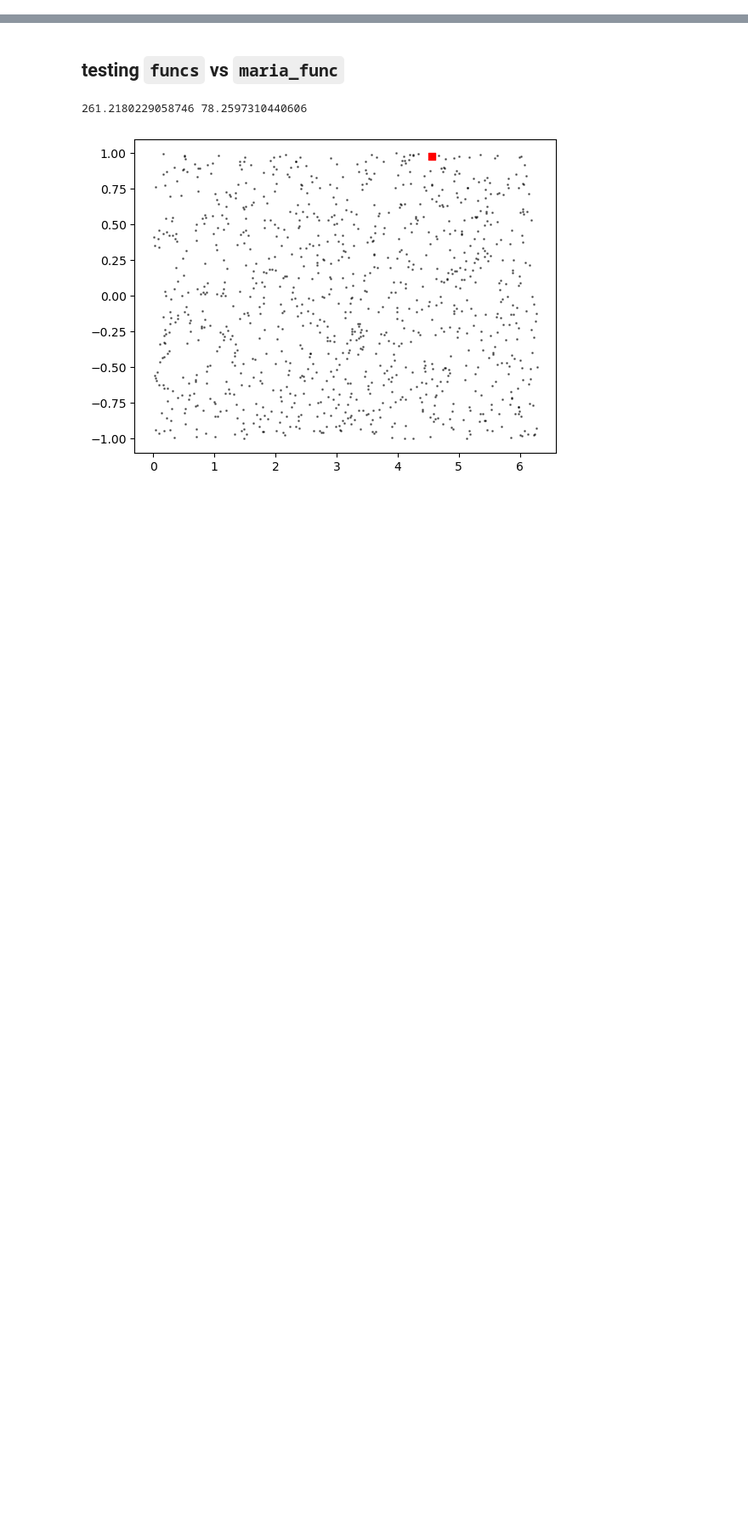
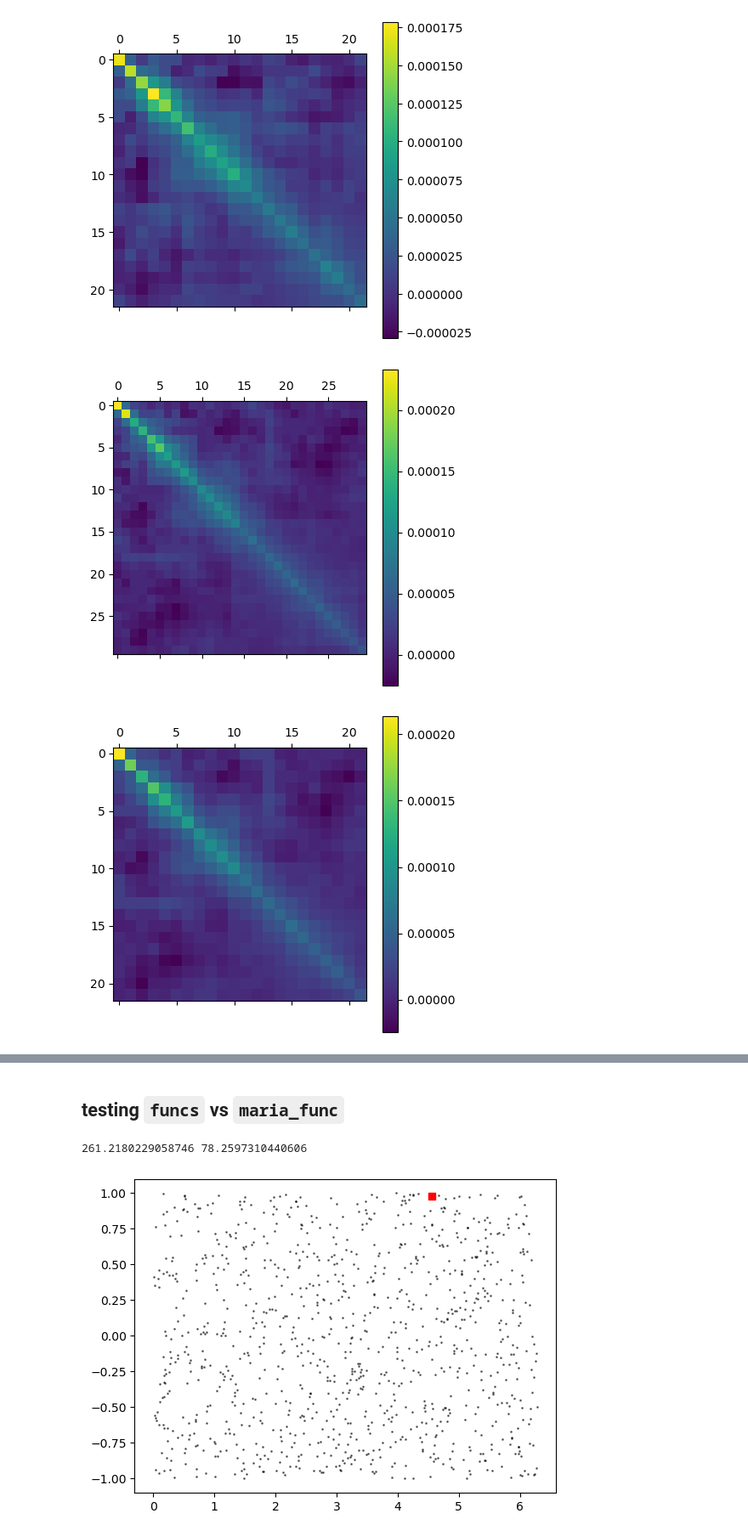
Before and after one commit to francaporaso/modified_gravity, a Jupyter notebook: diferencias.ipynb, the cells around one changed output, grey strips where cells are left out. Shown: that part at 85% size. Cells and saved outputs as stored; diff of their text form; code cells hidden in the pictures; blank space fills up the shorter version.

```diff
--- a/diferencias.ipynb
+++ b/diferencias.ipynb
@@ -263,0 +123,8 @@ a = 'l768_gr_z04-07_for02-03_19304.fits'
+# %%
+for key,value in p.items():
+    plt.matshow(value['covDSx'])
+    plt.colorbar()
+# %% [output]
+[figure, added]
+[figure, added]
+[figure, added]
```
Also changed, not shown: parts of 20 cells of this notebook, 1 other file.
